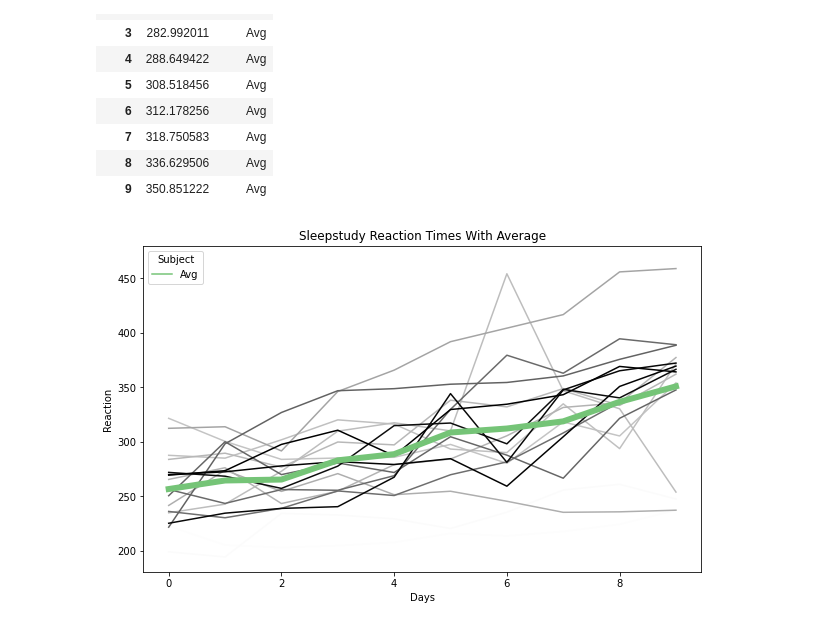
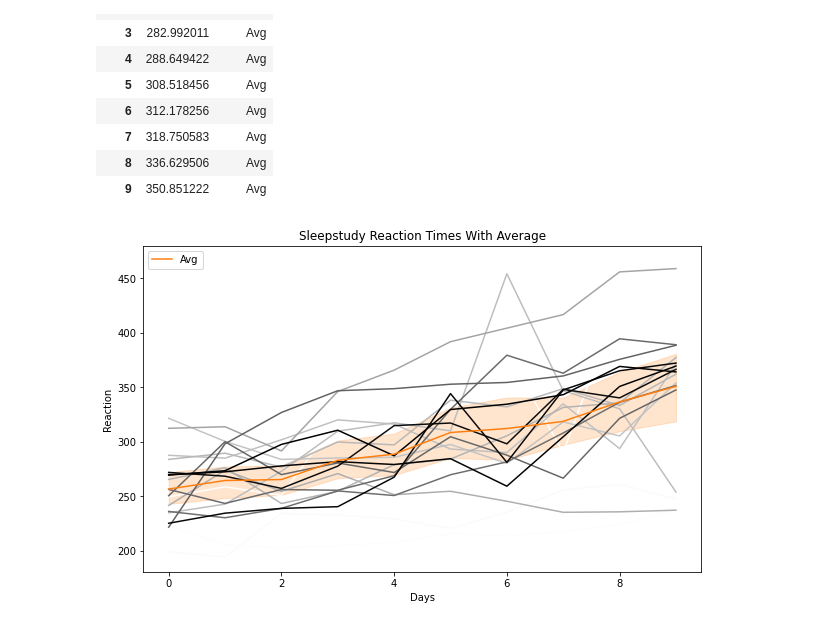
Before and after one commit to alegarcia-dev/numpy-pandas-visualization-exercises, a Jupyter notebook: seaborn_exercises.ipynb, the cells around one changed output. Cells and saved outputs as stored; diff of their text form; code cells hidden in the pictures.

```diff
--- a/seaborn_exercises.ipynb
+++ b/seaborn_exercises.ipynb
@@ -286,7 +286,7 @@ averages
 # %%
 plt.figure(figsize = (10, 6))
 sns.lineplot(data = sleepstudy, x = 'Days', y = 'Reaction', hue = 'Subject', palette = 'Greys', legend = False)
-sns.lineplot(data = averages, x = 'Days', y = 'Reaction', hue = 'Subject', palette = 'Greens_r', linewidth = 6)
+sns.lineplot(data = sleepstudy, x = 'Days', y = 'Reaction', label = 'Avg')
 plt.title('Sleepstudy Reaction Times With Average');
 # %% [output]
-[figure, old version]
+[figure, new version]
```
Also changed, not shown: parts of 4 cells of this notebook.
